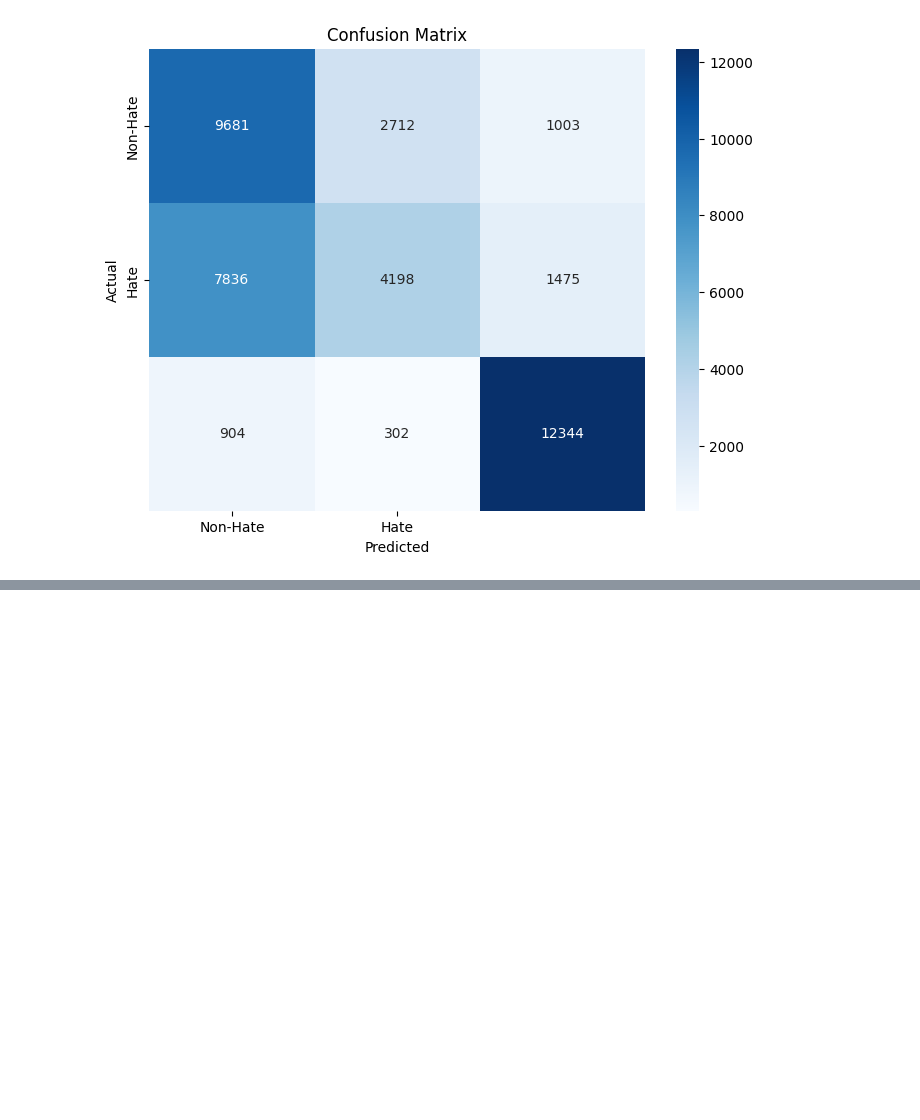
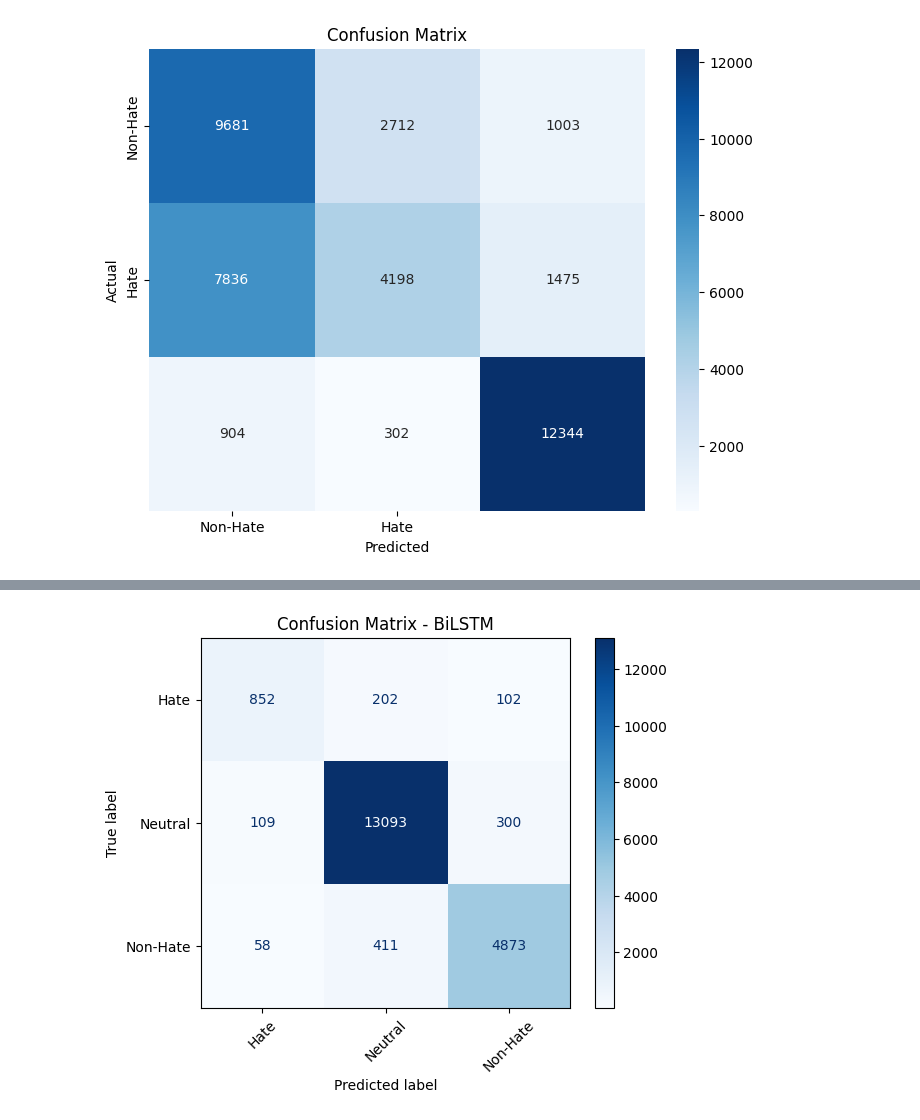
Before and after one commit to vignesh1battu-afk/hate-speech, a Jupyter notebook: Notebooks/hate_speech1.ipynb, the cells around one changed output, grey strips where cells are left out. Saved outputs shown, nothing was run; the diff lists cells and outputs as text; code cells hidden in the pictures; blank space fills up the shorter version.

Commit message:
Bisltm Model

```diff
--- a/Notebooks/hate_speech1.ipynb
+++ b/Notebooks/hate_speech1.ipynb
@@ -483,0 +516,20 @@ plt.show()
+# %%
+# Scale additional features
+scaler = StandardScaler()
+X_train_extra_scaled = scaler.fit_transform(X_train_extra)
+X_test_extra_scaled = scaler.transform(X_test_extra)
+# %%
+# Build BiLSTM model
+input_text = Input(shape=(100,))
+x = Embedding(10000, 64)(input_text)
+x = Bidirectional(LSTM(64))(x)
+# %%
+input_extra = Input(shape=(X_train_extra_scaled.shape[1],))
+concat = Concatenate()([x, input_extra])
+dense = Dense(64, activation='relu')(concat)
+drop = Dropout(0.3)(dense)
+output = Dense(len(np.unique(y_encoded)), activation='softmax')(drop)
+
+model = Model(inputs=[input_text, input_extra], outputs=output)
+model.compile(loss='sparse_categorical_crossentropy', optimizer='adam', metrics=['accuracy'])
+model.summary()
@@ -483,0 +558,3 @@ plt.show()
+# %%
+# Train
+model.fit([X_train_pad, X_train_extra_scaled], y_train, epochs=5, batch_size=32, validation_split=0.1)
@@ -483,0 +578,12 @@ plt.show()
+# %%
+# Predict on test data
+y_pred_probs = model.predict([X_test_pad, X_test_extra_scaled])
+y_pred = np.argmax(y_pred_probs, axis=1)
+
+# Plot confusion matrix
+cm = confusion_matrix(y_test, y_pred)
+disp = ConfusionMatrixDisplay(confusion_matrix=cm, display_labels=label_encoder.classes_)
+disp.plot(cmap='Blues', xticks_rotation=45)
+plt.title("Confusion Matrix - BiLSTM")
+plt.show()
+# %% [output]
@@ -483,0 +591 @@ plt.show()
+[figure, added]
```
Also changed, not shown: parts of 10 cells of this notebook.
